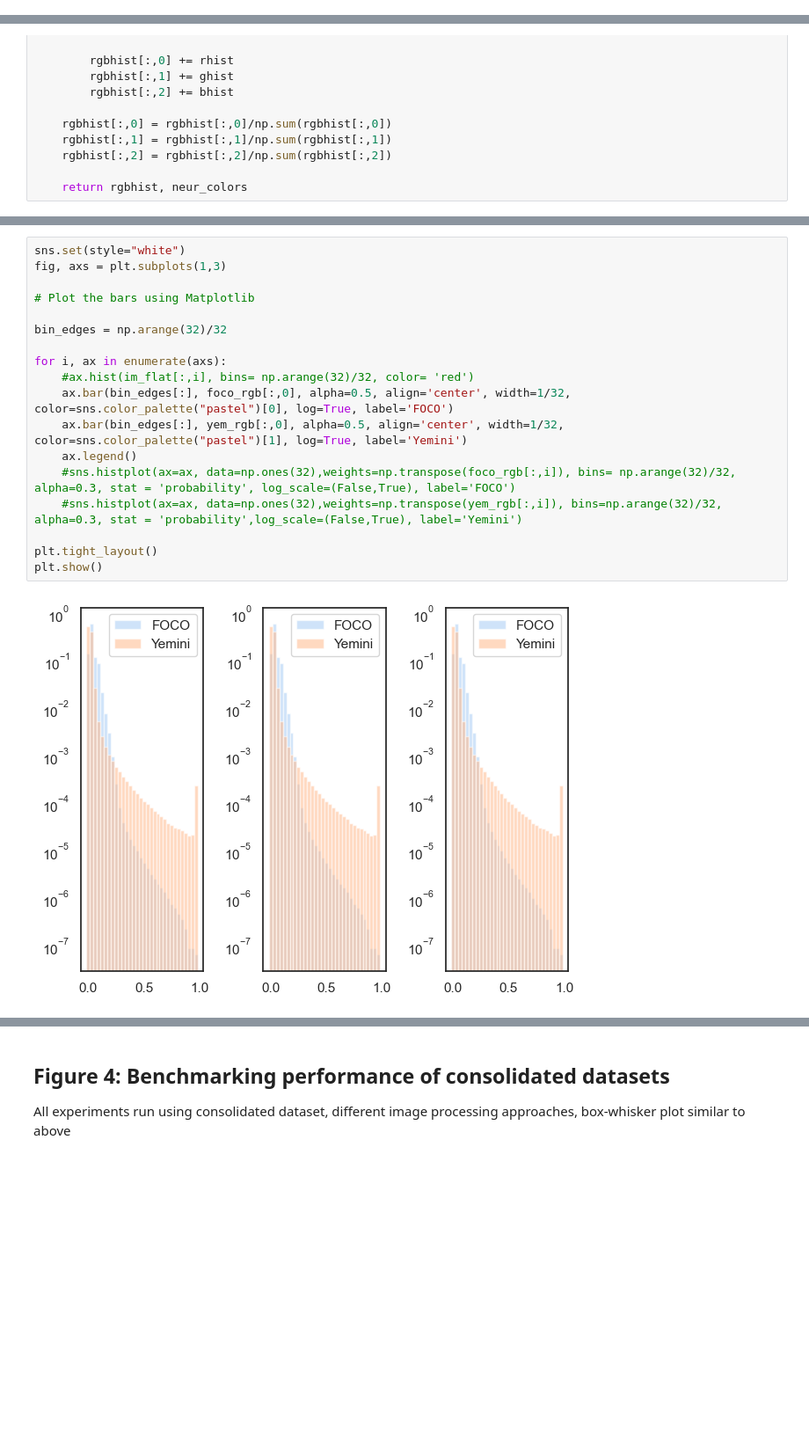
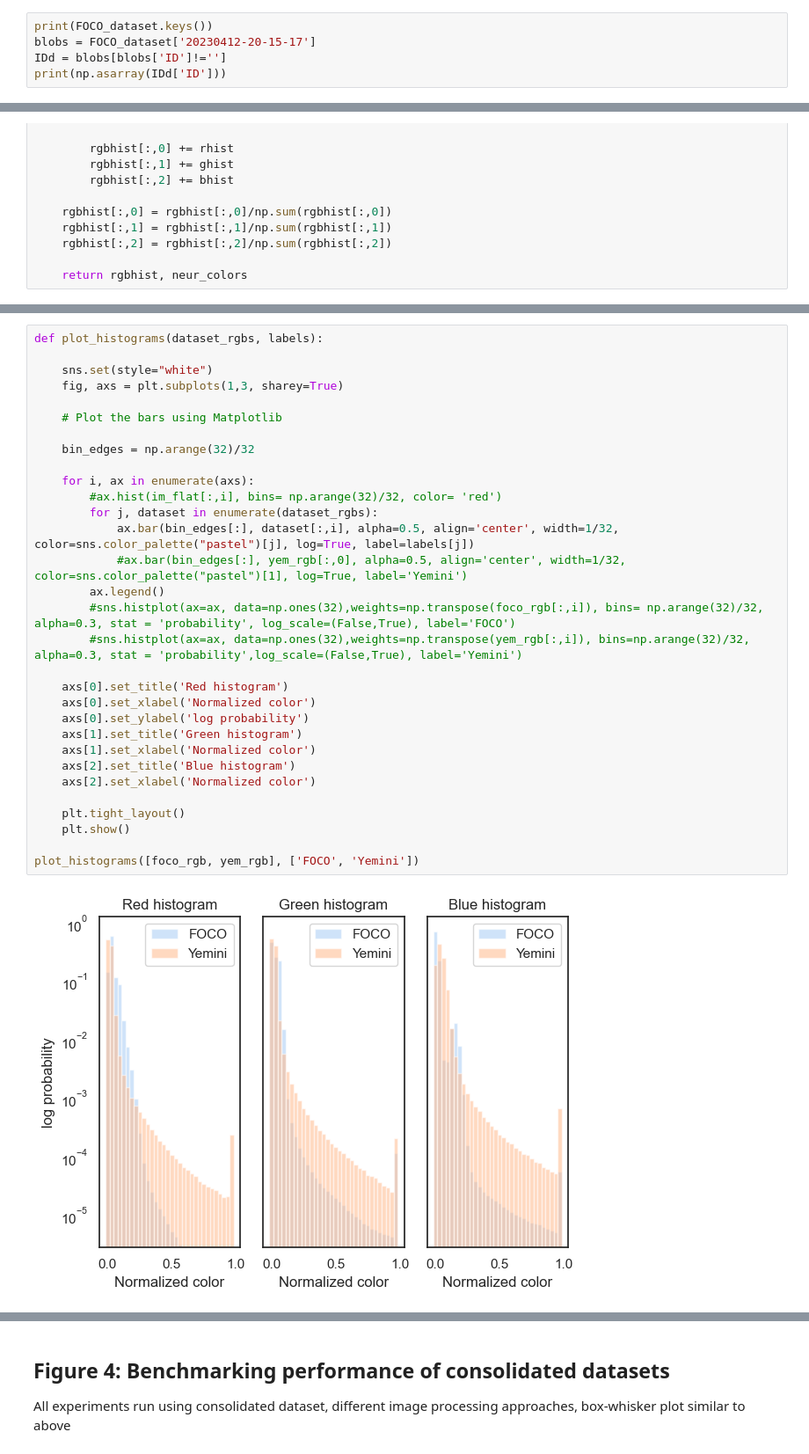
Before and after one commit to focolab/NWBelegans, a Jupyter notebook: Analysis/NWB_figures.ipynb, the cells around one changed output, grey strips where cells are left out. Shown at 88% size. Cells and saved outputs as stored; diff of their text form; blank space fills up the shorter version.

Commit message:
update figures

```diff
--- a/Analysis/NWB_figures.ipynb
+++ b/Analysis/NWB_figures.ipynb
@@ -178,0 +181,5 @@ plot_num_heatmap(num_heatmap, df)
+# %%
+print(FOCO_dataset.keys())
+blobs = FOCO_dataset['20230412-20-15-17']
+IDd = blobs[blobs['ID']!='']
+print(np.asarray(IDd['ID']))
@@ -260,20 +271,33 @@ yem_rgb, yem_colors = get_color_stats('/Users/danielysprague/foco_lab/data/Yemin
 # %%
-sns.set(style="white")
-fig, axs = plt.subplots(1,3)
+def plot_histograms(dataset_rgbs, labels):
 
-# Plot the bars using Matplotlib
+    sns.set(style="white")
+    fig, axs = plt.subplots(1,3, sharey=True)
 
-bin_edges = np.arange(32)/32
+    # Plot the bars using Matplotlib
 
-for i, ax in enumerate(axs):
-    #ax.hist(im_flat[:,i], bins= np.arange(32)/32, color= 'red')
-    ax.bar(bin_edges[:], foco_rgb[:,0], alpha=0.5, align='center', width=1/32, color=sns.color_palette("pastel")[0], log=True, label='FOCO')
-    ax.bar(bin_edges[:], yem_rgb[:,0], alpha=0.5, align='center', width=1/32, color=sns.color_palette("pastel")[1], log=True, label='Yemini')
-    ax.legend()
-    #sns.histplot(ax=ax, data=np.ones(32),weights=np.transpose(foco_rgb[:,i]), bins= np.arange(32)/32, alpha=0.3, stat = 'probability', log_scale=(False,True), label='FOCO')
-    #sns.histplot(ax=ax, data=np.ones(32),weights=np.transpose(yem_rgb[:,i]), bins=np.arange(32)/32, alpha=0.3, stat = 'probability',log_scale=(False,True), label='Yemini')
+    bin_edges = np.arange(32)/32
 
-plt.tight_layout()
-plt.show()
+    for i, ax in enumerate(axs):
+        #ax.hist(im_flat[:,i], bins= np.arange(32)/32, color= 'red')
+        for j, dataset in enumerate(dataset_rgbs):
+            ax.bar(bin_edges[:], dataset[:,i], alpha=0.5, align='center', width=1/32, color=sns.color_palette("pastel")[j], log=True, label=labels[j])
+            #ax.bar(bin_edges[:], yem_rgb[:,0], alpha=0.5, align='center', width=1/32, color=sns.color_palette("pastel")[1], log=True, label='Yemini')
+        ax.legend()
+        #sns.histplot(ax=ax, data=np.ones(32),weights=np.transpose(foco_rgb[:,i]), bins= np.arange(32)/32, alpha=0.3, stat = 'probability', log_scale=(False,True), label='FOCO')
+        #sns.histplot(ax=ax, data=np.ones(32),weights=np.transpose(yem_rgb[:,i]), bins=np.arange(32)/32, alpha=0.3, stat = 'probability',log_scale=(False,True), label='Yemini')
+
+    axs[0].set_title('Red histogram')
+    axs[0].set_xlabel('Normalized color')
+    axs[0].set_ylabel('log probability')
+    axs[1].set_title('Green histogram')
+    axs[1].set_xlabel('Normalized color')
+    axs[2].set_title('Blue histogram')
+    axs[2].set_xlabel('Normalized color')
+
+    plt.tight_layout()
+    plt.show()
+
+plot_histograms([foco_rgb, yem_rgb], ['FOCO', 'Yemini'])
 # %% [output]
-[figure, old version]
+[figure, new version]
```
Also changed, not shown: parts of 20 cells of this notebook, 6 other files.
